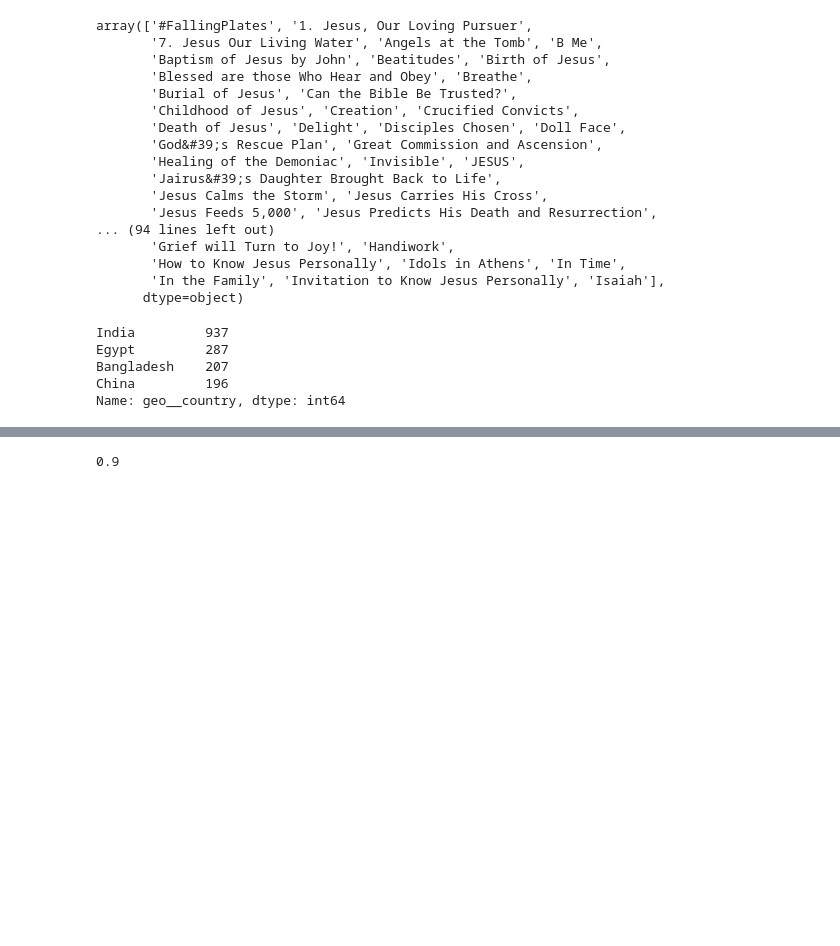
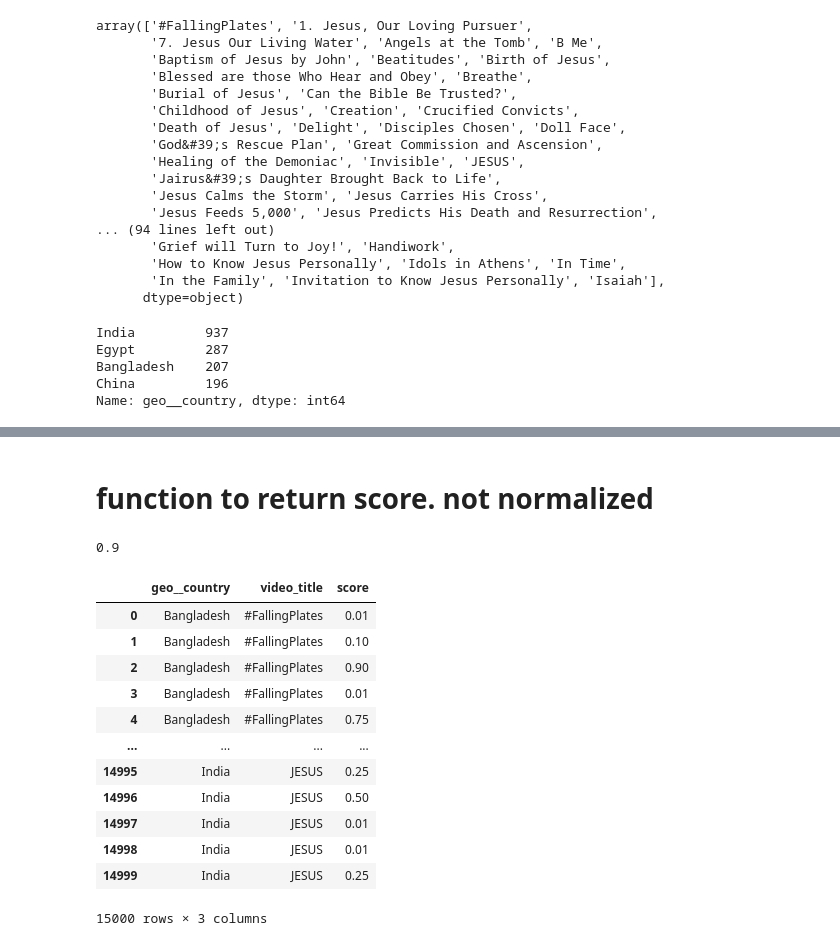
Before and after one commit to dj-betts/jf_project, a Jupyter notebook: recommender_base.ipynb, the cells around one changed output, grey strips where cells are left out. Saved outputs shown, nothing was run; the diff lists cells and outputs as text; code cells hidden in the pictures; blank space fills up the shorter version.

```diff
--- a/recommender_base.ipynb
+++ b/recommender_base.ipynb
@@ -201,8 +183,10 @@ def review_builder(country_groupby):
+# %% [markdown]
+# function to return score. not normalized
 # %%
 def view_to_rating(event_name):
     d ={
-        'videostarts':1,
-        'videoplay':1,
+        'videostarts':.01,
+        'videoplay':.01,
         'a_media_progress10':(1*.1),
         'a_media_progress25':(1*.25),
         'a_media_progress50':(1*.5),
@@ -217,6 +201,24 @@ view_to_rating('a_media_progress90')
 0.9
 # %%
 df['score'] = df.event_name.apply(view_to_rating)
+# %%
+df.drop(['event_name'], axis=1, inplace=True)
+# %%
+df
+# %% [output]
+|  | geo__country | video_title | score |
+| 0 | Bangladesh | #FallingPlates | 0.01 |
+| 1 | Bangladesh | #FallingPlates | 0.10 |
+| 2 | Bangladesh | #FallingPlates | 0.90 |
+| 3 | Bangladesh | #FallingPlates | 0.01 |
+| 4 | Bangladesh | #FallingPlates | 0.75 |
+| ... | ... | ... | ... |
+| 14995 | India | JESUS | 0.25 |
+| 14996 | India | JESUS | 0.50 |
+| 14997 | India | JESUS | 0.01 |
+| 14998 | India | JESUS | 0.01 |
+| 14999 | India | JESUS | 0.25 |
+15000 rows × 3 columns
 # %%
 groupby = df.groupby(['geo__country','video_title'])
 # %%
```
Also changed, not shown: parts of 41 cells of this notebook.
